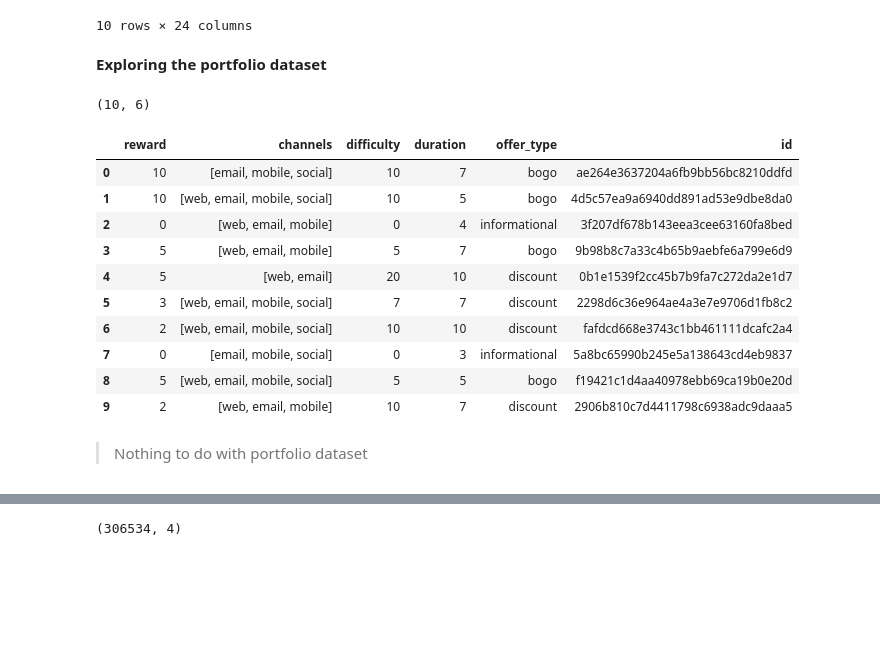
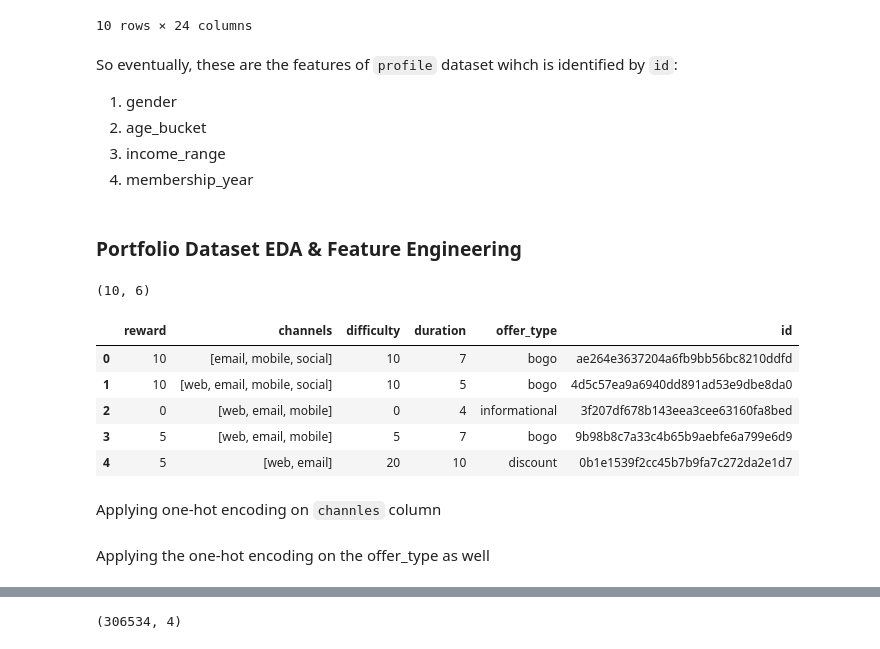
Before and after one commit to mina-f-beshay/udacity-mlend-capstone, a Jupyter notebook: Starbucks_Capstone_notebook.ipynb, the cells around one changed output, grey strips where cells are left out. Cells and saved outputs as stored; diff of their text form; code cells hidden in the pictures; blank space fills up the shorter version.

```diff
--- a/Starbucks_Capstone_notebook.ipynb
+++ b/Starbucks_Capstone_notebook.ipynb
@@ -194,25 +182,26 @@ profile.head(10)
 | 8 | 0 | 62cf5e10845442329191fc246e7bcea3 | 0 | 0 | 0 | 0 | ... |
 | 9 | 0 | 6445de3b47274c759400cd68131d91b4 | 0 | 0 | 0 | 0 | ... |
 10 rows × 24 columns
-# %% [markdown]
-**Exploring the portfolio dataset**
+# %% [markdown]
+So eventually, these are the features of `profile` dataset wihch is identified by `id`:
+1. gender
+2. age_bucket
+3. income_range
+4. membership_year
+# %% [markdown]
+### Portfolio Dataset EDA & Feature Engineering
 # %%
 portfolio.shape
 # %% [output]
 (10, 6)
 # %%
-portfolio
+portfolio.head()
 # %% [output]
 |  | reward | channels | difficulty | duration | offer_type | id |
 | 0 | 10 | [email, mobile, social] | 10 | 7 | bogo | ae264e3637204a6fb9bb56bc8210ddfd |
 | 1 | 10 | [web, email, mobile, social] | 10 | 5 | bogo | 4d5c57ea9a6940dd891ad53e9dbe8da0 |
 | 2 | 0 | [web, email, mobile] | 0 | 4 | informational | 3f207df678b143eea3cee63160fa8bed |
 | 3 | 5 | [web, email, mobile] | 5 | 7 | bogo | 9b98b8c7a33c4b65b9aebfe6a799e6d9 |
 | 4 | 5 | [web, email] | 20 | 10 | discount | 0b1e1539f2cc45b7b9fa7c272da2e1d7 |
-| 5 | 3 | [web, email, mobile, social] | 7 | 7 | discount | 2298d6c36e964ae4a3e7e9706d1fb8c2 |
-| 6 | 2 | [web, email, mobile, social] | 10 | 10 | discount | fafdcd668e3743c1bb461111dcafc2a4 |
-| 7 | 0 | [email, mobile, social] | 0 | 3 | informational | 5a8bc65990b245e5a138643cd4eb9837 |
-| 8 | 5 | [web, email, mobile, social] | 5 | 5 | bogo | f19421c1d4aa40978ebb69ca19b0e20d |
-| 9 | 2 | [web, email, mobile] | 10 | 7 | discount | 2906b810c7d4411798c6938adc9daaa5 |
-# %% [markdown]
-> Nothing to do with portfolio dataset
+# %% [markdown]
+Applying one-hot encoding on `channles` column
@@ -218,0 +225,2 @@ portfolio
+# %% [markdown]
+Applying the one-hot encoding on the offer_type as well
```
Also changed, not shown: parts of 14 cells of this notebook.
